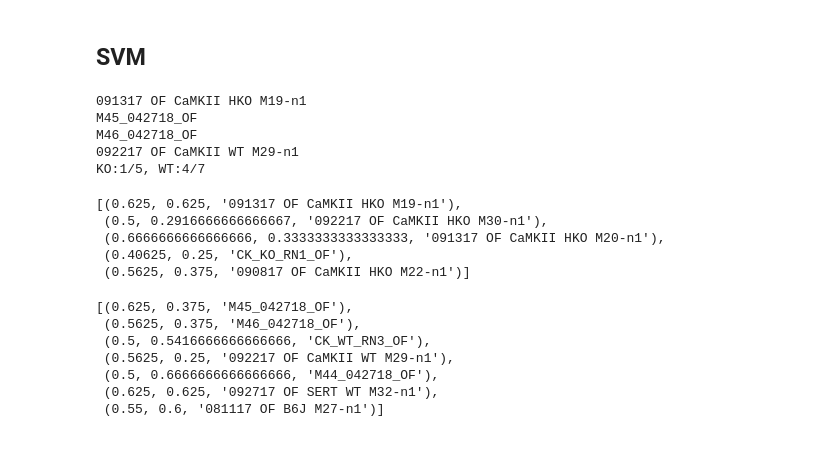
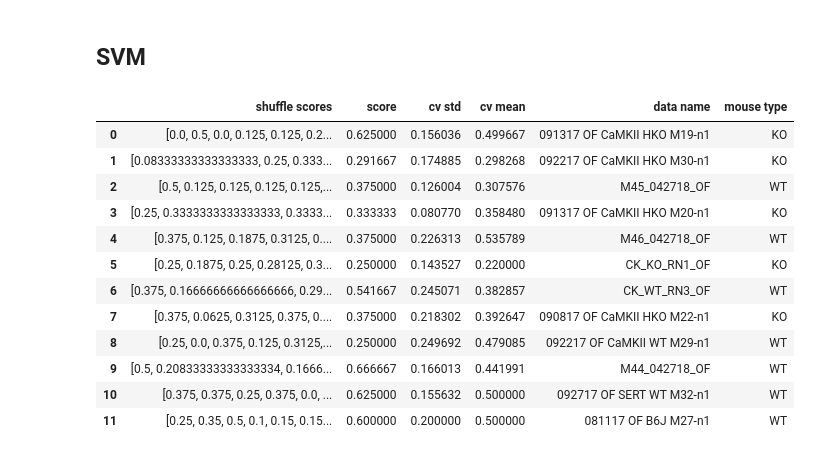
Before and after one commit to kisaragiRY/decoding-DG, a Jupyter notebook: notebooks/3-decoding-model/2-classification/3-time-series-classification/3-implement-1d-rocket/03-individual-permutation-test.ipynb, the cells around one changed output. Drawn from its saved outputs; the diff is of its cells as text; code cells hidden in the pictures.

```diff
--- a/notebooks/3-decoding-model/2-classification/3-time-series-classification/3-implement-1d-rocket/03-individual-permutation-test.ipynb
+++ b/notebooks/3-decoding-model/2-classification/3-time-series-classification/3-implement-1d-rocket/03-individual-permutation-test.ipynb
@@ -14,51 +14,16 @@ datalist = ParamDir().data_path_list
 # %% [markdown]
 ## SVM
 # %%
-KO_count = {"Sig": 0, "Total": 0, "P-values/Score": []} # significance,
-WT_count = {"Sig": 0, "Total": 0, "P-values/Score": []}
+significance_results = []
 for data_dir in datalist:
     data_name = str(data_dir).split('/')[-1]
+    mouse_type = "KO" if "KO" in data_name else "WT"
     with open(ParamDir().output_dir/data_name/"tsc_shuffle_SVM_segment label shuffling_train_rocket.pickle","rb") as f:
         shuffle_results = pickle.load(f)
     with open(ParamDir().output_dir/data_name/"tsc_train_rocket_SVM_threshold_segment_False.pickle","rb") as f:
         original_results = pickle.load(f)
-    p_values = np.quantile([res['scores'] for res in shuffle_results], 0.99)
+    shuffle_scores = np.array([res['scores'] for res in shuffle_results])
     score = original_results['scores']
-    r = score >= p_values
-    if "KO" in data_name:
-        KO_count["Total"] += 1
-        KO_count["Sig"] += r
-        KO_count["P-values/Score"].append((p_values, score, data_name))
-        if r:
-            print(data_name)
-    else:
-        WT_count["Total"] += 1
-        WT_count["Sig"] += r
-        WT_count["P-values/Score"].append((p_values, score, data_name))
-        if ~r:
-            print(data_name)
-print(f"KO:{KO_count['Sig']}/{KO_count['Total']}, WT:{WT_count['Sig']}/{WT_count['Total']}")
+    cv_mean = original_results["estimator"].cv_results_['mean_test_score'][-1]
+    cv_std = original_results["estimator"].cv_results_['std_test_score'][-1]
+    significance_results.append([shuffle_scores, score, cv_std, cv_mean, data_name, mouse_type])
-# %% [output]
-091317 OF CaMKII HKO M19-n1
-M45_042718_OF
-M46_042718_OF
-092217 OF CaMKII WT M29-n1
-KO:1/5, WT:4/7
-# %%
-KO_count["P-values/Score"]
-# %% [output]
-[(0.625, 0.625, '091317 OF CaMKII HKO M19-n1'),
- (0.5, 0.2916666666666667, '092217 OF CaMKII HKO M30-n1'),
- (0.6666666666666666, 0.3333333333333333, '091317 OF CaMKII HKO M20-n1'),
- (0.40625, 0.25, 'CK_KO_RN1_OF'),
- (0.5625, 0.375, '090817 OF CaMKII HKO M22-n1')]
-# %%
-WT_count["P-values/Score"]
-# %% [output]
-[(0.625, 0.375, 'M45_042718_OF'),
- (0.5625, 0.375, 'M46_042718_OF'),
- (0.5, 0.5416666666666666, 'CK_WT_RN3_OF'),
- (0.5625, 0.25, '092217 OF CaMKII WT M29-n1'),
- (0.5, 0.6666666666666666, 'M44_042718_OF'),
- (0.625, 0.625, '092717 OF SERT WT M32-n1'),
- (0.55, 0.6, '081117 OF B6J M27-n1')]
@@ -67,0 +30,17 @@ with open(ParamDir().output_dir/"rocket_permutation_test_results.pickle", "wb")
+# %%
+df = pd.DataFrame(significance_results, columns=["shuffle scores", "score", "cv std", "cv mean", "data name", "mouse type"])
+df
+# %% [output]
+|  | shuffle scores | score | cv std | cv mean | data name | mouse type |
+| 0 | [0.0, 0.5, 0.0, 0.125, 0.125, 0.2... | 0.625000 | 0.156036 | 0.499667 | 091317 OF CaMKII HKO M19-n1 | KO |
+| 1 | [0.08333333333333333, 0.25, 0.333... | 0.291667 | 0.174885 | 0.298268 | 092217 OF CaMKII HKO M30-n1 | KO |
+| 2 | [0.5, 0.125, 0.125, 0.125, 0.125,... | 0.375000 | 0.126004 | 0.307576 | M45_042718_OF | WT |
+| 3 | [0.25, 0.3333333333333333, 0.3333... | 0.333333 | 0.080770 | 0.358480 | 091317 OF CaMKII HKO M20-n1 | KO |
+| 4 | [0.375, 0.125, 0.1875, 0.3125, 0.... | 0.375000 | 0.226313 | 0.535789 | M46_042718_OF | WT |
+| 5 | [0.25, 0.1875, 0.25, 0.28125, 0.3... | 0.250000 | 0.143527 | 0.220000 | CK_KO_RN1_OF | KO |
+| 6 | [0.375, 0.16666666666666666, 0.29... | 0.541667 | 0.245071 | 0.382857 | CK_WT_RN3_OF | WT |
+| 7 | [0.375, 0.0625, 0.3125, 0.375, 0.... | 0.375000 | 0.218302 | 0.392647 | 090817 OF CaMKII HKO M22-n1 | KO |
+| 8 | [0.25, 0.0, 0.375, 0.125, 0.3125,... | 0.250000 | 0.249692 | 0.479085 | 092217 OF CaMKII WT M29-n1 | WT |
+| 9 | [0.5, 0.20833333333333334, 0.1666... | 0.666667 | 0.166013 | 0.441991 | M44_042718_OF | WT |
+| 10 | [0.375, 0.375, 0.25, 0.375, 0.0, ... | 0.625000 | 0.155632 | 0.500000 | 092717 OF SERT WT M32-n1 | WT |
+| 11 | [0.25, 0.35, 0.5, 0.1, 0.15, 0.15... | 0.600000 | 0.200000 | 0.500000 | 081117 OF B6J M27-n1 | WT |
```
Also changed, not shown: parts of 3 cells of this notebook.
